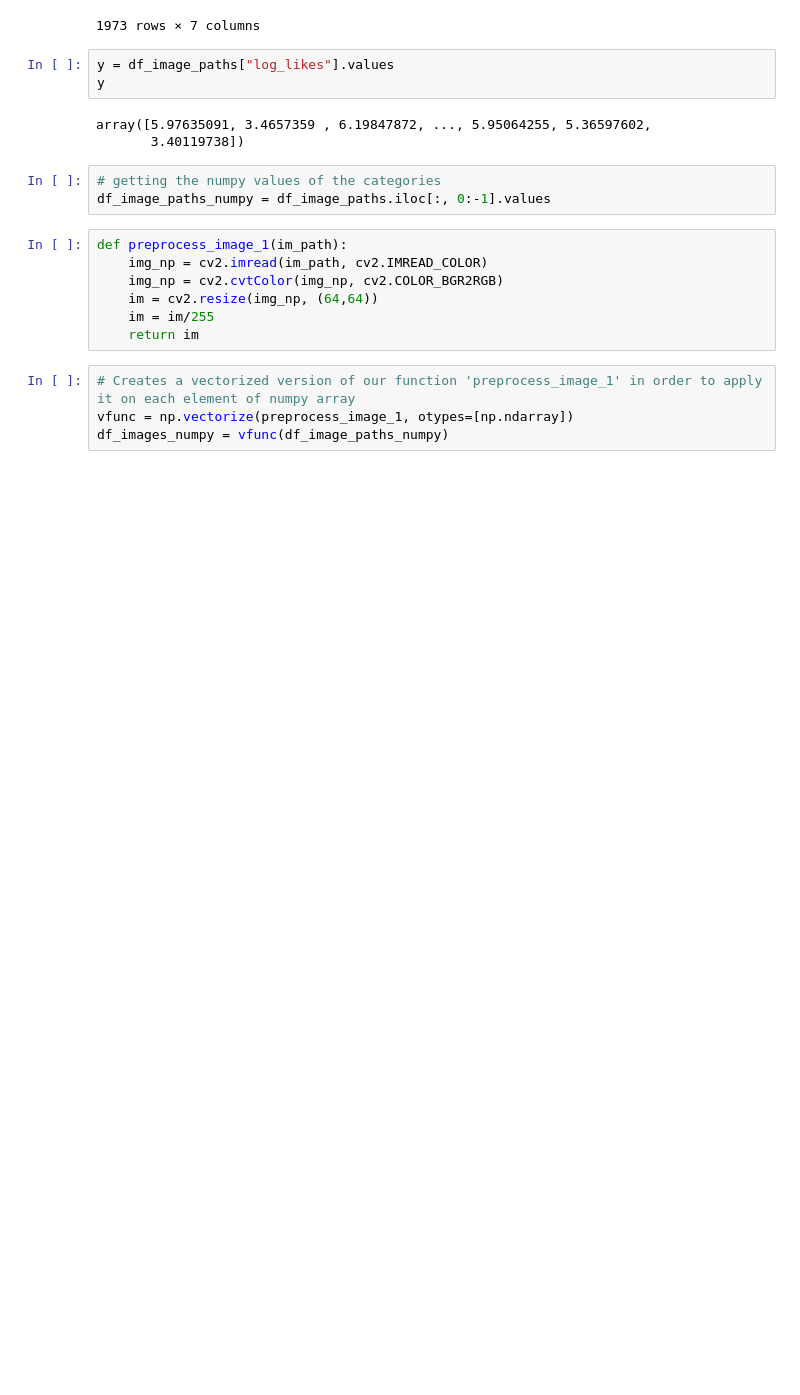
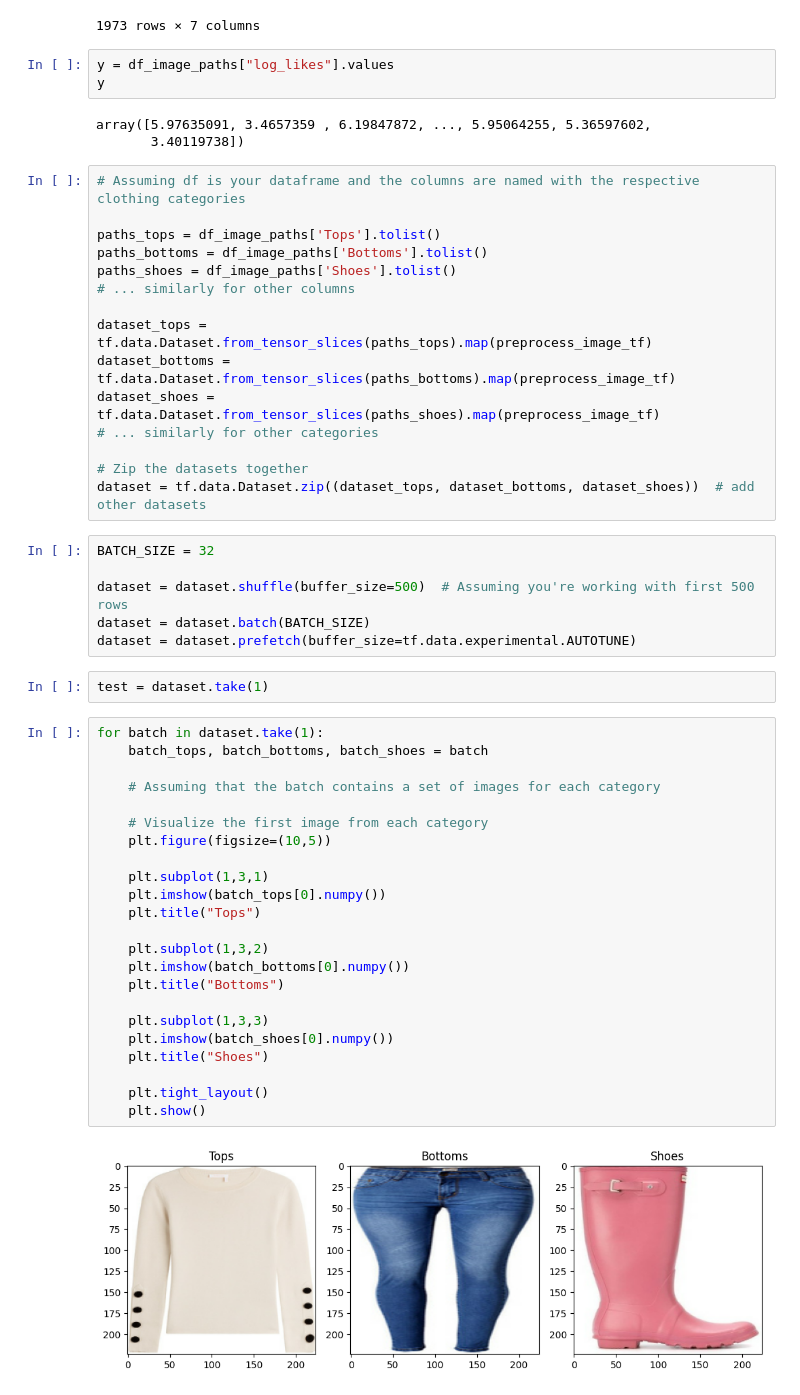
Before and after one commit to thanbskt/Recommendation_tool, a Jupyter notebook: prediction_model.ipynb, the cells around one changed output. Cells and saved outputs as stored; diff of their text form; blank space fills up the shorter version.

```diff
--- a/prediction_model.ipynb
+++ b/prediction_model.ipynb
@@ -341,17 +563,51 @@ y
 # %% [output]
 array([5.97635091, 3.4657359 , 6.19847872, ..., 5.95064255, 5.36597602,
        3.40119738])
-# %%
-# getting the numpy values of the categories
-df_image_paths_numpy = df_image_paths.iloc[:, 0:-1].values
-# %%
-def preprocess_image_1(im_path):
-    img_np = cv2.imread(im_path, cv2.IMREAD_COLOR)
-    img_np = cv2.cvtColor(img_np, cv2.COLOR_BGR2RGB)
-    im = cv2.resize(img_np, (64,64))
-    im = im/255
-    return im
-# %%
-# Creates a vectorized version of our function 'preprocess_image_1' in order to apply it on each element of numpy array
-vfunc = np.vectorize(preprocess_image_1, otypes=[np.ndarray])
-df_images_numpy = vfunc(df_image_paths_numpy)
+# %%
+# Assuming df is your dataframe and the columns are named with the respective clothing categories
+
+paths_tops = df_image_paths['Tops'].tolist()
+paths_bottoms = df_image_paths['Bottoms'].tolist()
+paths_shoes = df_image_paths['Shoes'].tolist()
+# ... similarly for other columns
+
+dataset_tops = tf.data.Dataset.from_tensor_slices(paths_tops).map(preprocess_image_tf)
+dataset_bottoms = tf.data.Dataset.from_tensor_slices(paths_bottoms).map(preprocess_image_tf)
+dataset_shoes = tf.data.Dataset.from_tensor_slices(paths_shoes).map(preprocess_image_tf)
+# ... similarly for other categories
+
+# Zip the datasets together
+dataset = tf.data.Dataset.zip((dataset_tops, dataset_bottoms, dataset_shoes))  # add other datasets
+# %%
+BATCH_SIZE = 32
+
+dataset = dataset.shuffle(buffer_size=500)  # Assuming you're working with first 500 rows
+dataset = dataset.batch(BATCH_SIZE)
+dataset = dataset.prefetch(buffer_size=tf.data.experimental.AUTOTUNE)
+# %%
+test = dataset.take(1)
+# %%
+for batch in dataset.take(1):
+    batch_tops, batch_bottoms, batch_shoes = batch
+
+    # Assuming that the batch contains a set of images for each category
+
+    # Visualize the first image from each category
+    plt.figure(figsize=(10,5))
+
+    plt.subplot(1,3,1)
+    plt.imshow(batch_tops[0].numpy())
+    plt.title("Tops")
+
+    plt.subplot(1,3,2)
+    plt.imshow(batch_bottoms[0].numpy())
+    plt.title("Bottoms")
+
+    plt.subplot(1,3,3)
+    plt.imshow(batch_shoes[0].numpy())
+    plt.title("Shoes")
+
+    plt.tight_layout()
+    plt.show()
+# %% [output]
+[figure, added]
```
Also changed, not shown: parts of 80 cells of this notebook, 1 other file.
